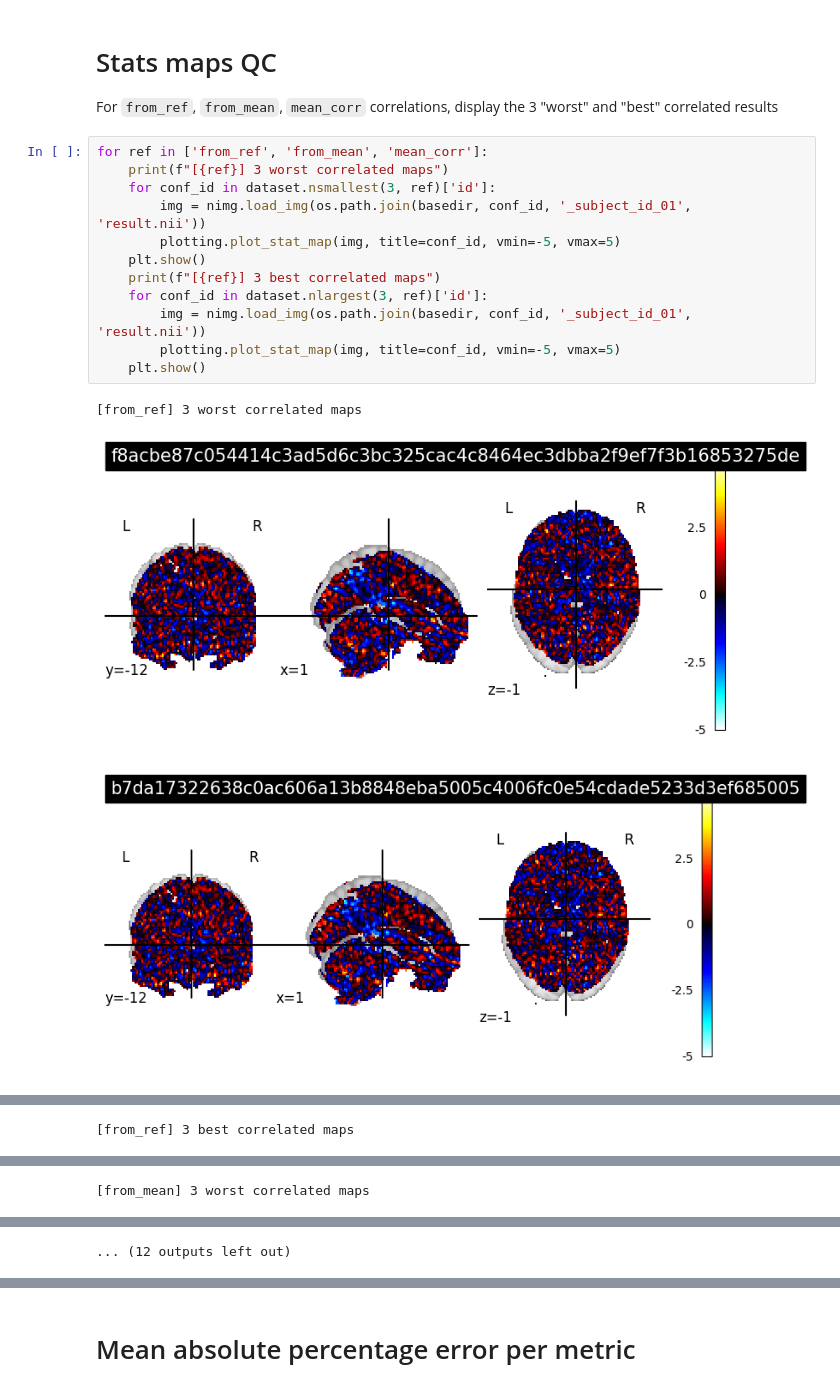
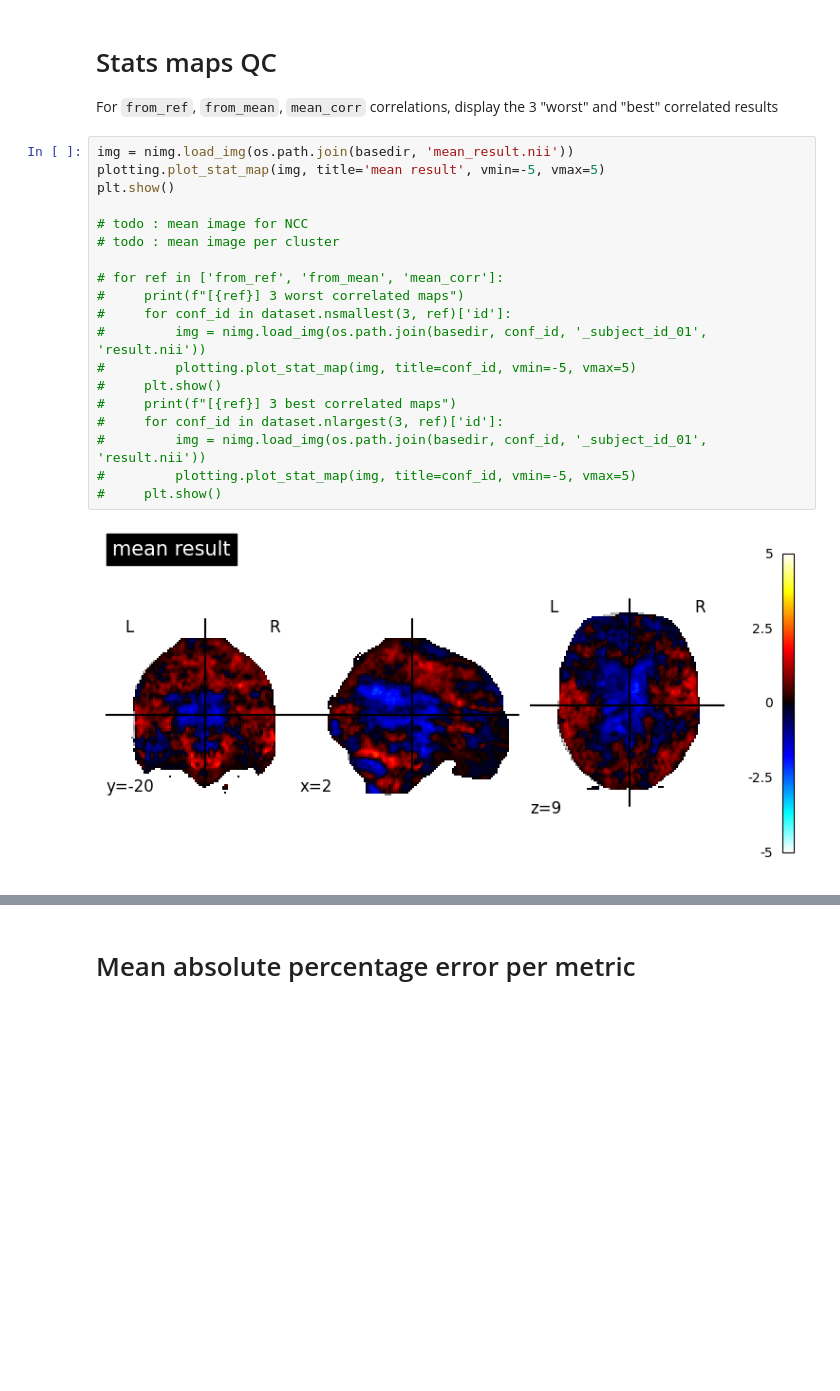
Before and after one commit to Inria-Empenn/fmri_feature_model, a Jupyter notebook: analysis/auditory/auditory_analysis.ipynb, the cells around one changed output, grey strips where cells are left out. Drawn from its saved outputs; the diff is of its cells as text; blank space fills up the shorter version.

```diff
--- a/analysis/auditory/auditory_analysis.ipynb
+++ b/analysis/auditory/auditory_analysis.ipynb
@@ -140,18 +249,23 @@ plt.show()
 # Stats maps QC
 For `from_ref`, `from_mean`, `mean_corr` correlations, display the 3 "worst" and "best" correlated results
 # %%
-for ref in ['from_ref', 'from_mean', 'mean_corr']:
-    print(f"[{ref}] 3 worst correlated maps")
-    for conf_id in dataset.nsmallest(3, ref)['id']:
-        img = nimg.load_img(os.path.join(basedir, conf_id, '_subject_id_01', 'result.nii'))
-        plotting.plot_stat_map(img, title=conf_id, vmin=-5, vmax=5)
-    plt.show()
-    print(f"[{ref}] 3 best correlated maps")
-    for conf_id in dataset.nlargest(3, ref)['id']:
-        img = nimg.load_img(os.path.join(basedir, conf_id, '_subject_id_01', 'result.nii'))
-        plotting.plot_stat_map(img, title=conf_id, vmin=-5, vmax=5)
-    plt.show()
+img = nimg.load_img(os.path.join(basedir, 'mean_result.nii'))
+plotting.plot_stat_map(img, title='mean result', vmin=-5, vmax=5)
+plt.show()
+
+# todo : mean image for NCC
+# todo : mean image per cluster
+
+# for ref in ['from_ref', 'from_mean', 'mean_corr']:
+#     print(f"[{ref}] 3 worst correlated maps")
+#     for conf_id in dataset.nsmallest(3, ref)['id']:
+#         img = nimg.load_img(os.path.join(basedir, conf_id, '_subject_id_01', 'result.nii'))
+#         plotting.plot_stat_map(img, title=conf_id, vmin=-5, vmax=5)
+#     plt.show()
+#     print(f"[{ref}] 3 best correlated maps")
+#     for conf_id in dataset.nlargest(3, ref)['id']:
+#         img = nimg.load_img(os.path.join(basedir, conf_id, '_subject_id_01', 'result.nii'))
+#         plotting.plot_stat_map(img, title=conf_id, vmin=-5, vmax=5)
+#     plt.show()
 # %% [output]
-[from_ref] 3 worst correlated maps
-[figure, old version]
+[figure, new version]
-[figure, removed]
@@ -159 +271,0 @@ for ref in ['from_ref', 'from_mean', 'mean_corr']:
-[from_ref] 3 best correlated maps
@@ -163 +271,0 @@ for ref in ['from_ref', 'from_mean', 'mean_corr']:
-[from_mean] 3 worst correlated maps
@@ -167 +271,0 @@ for ref in ['from_ref', 'from_mean', 'mean_corr']:
-... (12 outputs left out)
```
Also changed, not shown: parts of 23 cells of this notebook, 42 other files.
